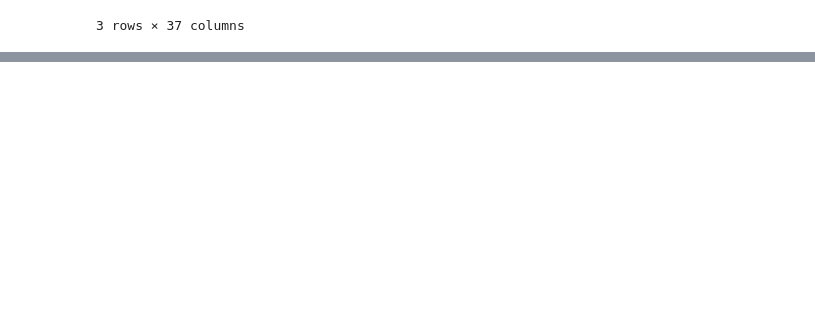
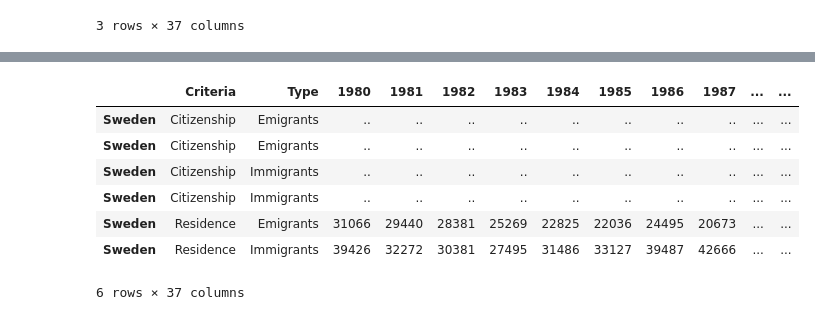
Before and after one commit to AmmaraRazzaq/dataVisualization_with_Python, a Jupyter notebook: Matplotlib.ipynb, the cells around one changed output, grey strips where cells are left out. Cells and saved outputs as stored; diff of their text form; code cells hidden in the pictures; blank space fills up the shorter version.

```diff
--- a/Matplotlib.ipynb
+++ b/Matplotlib.ipynb
@@ -238,4 +238,4 @@ df.head(3)
 | Australia | Residence | Emigrants | 90860 | 85600 | 92340 | 100510 | 96360 | 93440 | 92450 | 97770 | ... | ... |
 3 rows × 37 columns
 # %%
-df.index
+df.index.name = None
@@ -241,0 +256,11 @@ df.index
+# %%
+df.loc['Sweden']
+# %% [output]
+|  | Criteria | Type | 1980 | 1981 | 1982 | 1983 | 1984 | 1985 | 1986 | 1987 | ... | ... |
+| Sweden | Citizenship | Emigrants | .. | .. | .. | .. | .. | .. | .. | .. | ... | ... |
+| Sweden | Citizenship | Emigrants | .. | .. | .. | .. | .. | .. | .. | .. | ... | ... |
+| Sweden | Citizenship | Immigrants | .. | .. | .. | .. | .. | .. | .. | .. | ... | ... |
+| Sweden | Citizenship | Immigrants | .. | .. | .. | .. | .. | .. | .. | .. | ... | ... |
+| Sweden | Residence | Emigrants | 31066 | 29440 | 28381 | 25269 | 22825 | 22036 | 24495 | 20673 | ... | ... |
+| Sweden | Residence | Immigrants | 39426 | 32272 | 30381 | 27495 | 31486 | 33127 | 39487 | 42666 | ... | ... |
+6 rows × 37 columns
```
Also changed, not shown: parts of 4 cells of this notebook.
